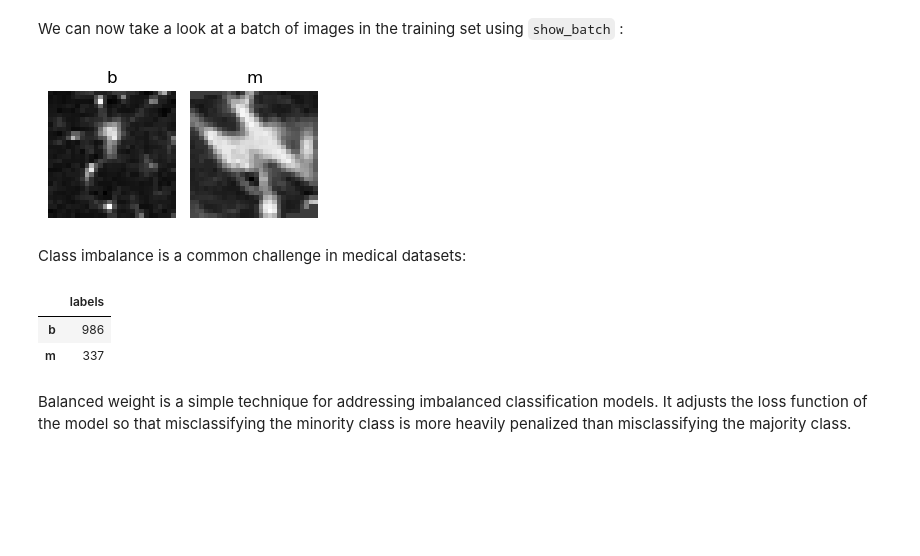
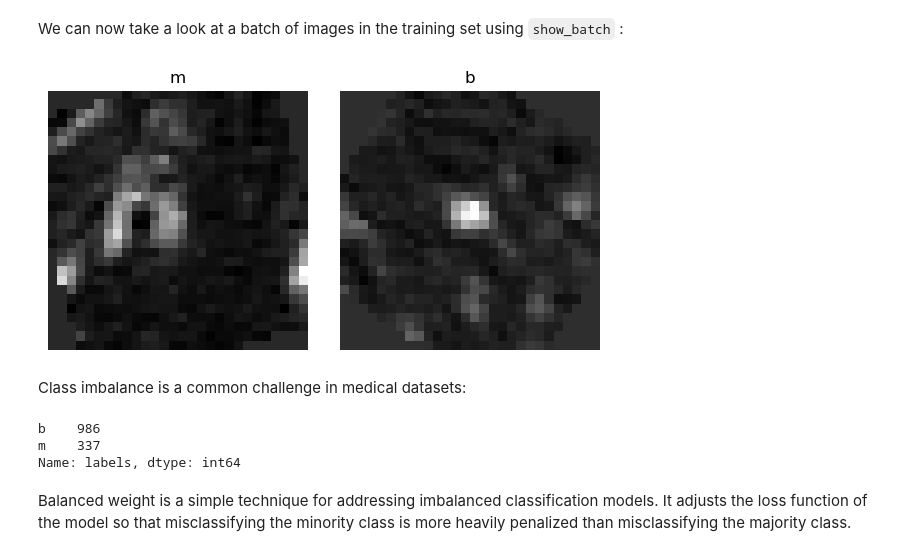
Before and after one commit to MMIV-ML/fastMONAI, a Jupyter notebook: paper/paper.ipynb, the cells around one changed output. Drawn from its saved outputs; the diff is of its cells as text; code cells hidden in the pictures; blank space fills up the shorter version.

```diff
--- a/paper/paper.ipynb
+++ b/paper/paper.ipynb
@@ -94,27 +97,30 @@ Before feeding the data into a model, we must create a `DataLoaders` object for
 In the following line, we call the ` ImageDataLoaders.from_df` factory method, which is the most basic way of building a `DataLoaders`.
 
 Here, we pass the processed DataFrame, define the columns for the images `fn_col` and the labels `label_col`, voxel spacing `resample`, some transforms `item_tfms`, and the batch size `bs`.
+# %%
+#TODO flytte ut
+def get_item_tfms(size, degrees=5):
+    return [ZNormalization(), PadOrCrop(size=size), RandomAffine(degrees=degrees, isotropic=True)]
 # %%
-#TODO:skal vi lage en funksjon som heter get_item_tfms?
 dls = MedImageDataLoaders.from_df(df, fn_col='img_path',
                                   label_col='labels',
-                                  item_tfms=[ZNormalization(), PadOrCrop(size=28), RandomAffine(degrees=35, isotropic=True)],
+                                  item_tfms=get_item_tfms(size=28, degrees=35),
                                   resample=1,
                                   bs=64)
 # %% [markdown]
 We can now take a look at a batch of images in the training set using `show_batch` :
 # %%
-dls.show_batch(max_n=2, anatomical_plane=2, figsize=(3,3))
+dls.show_batch(max_n=2, anatomical_plane=2)
 # %% [output]
-[figure, old version]
+[figure, new version]
 # %% [markdown]
 Class imbalance is a common challenge in medical datasets:
 # %%
-df.labels.value_counts().to_frame()
+df.labels.value_counts()
 # %% [output]
-|  | labels |
-| b | 986 |
-| m | 337 |
+b    986
+m    337
+Name: labels, dtype: int64
 # %% [markdown]
 
 Balanced weight is a simple technique for addressing imbalanced classification models. It adjusts the loss function of the model so that misclassifying the minority class is more heavily penalized than misclassifying the majority class.
```
Also changed, not shown: parts of 41 cells of this notebook, 15 other files.
